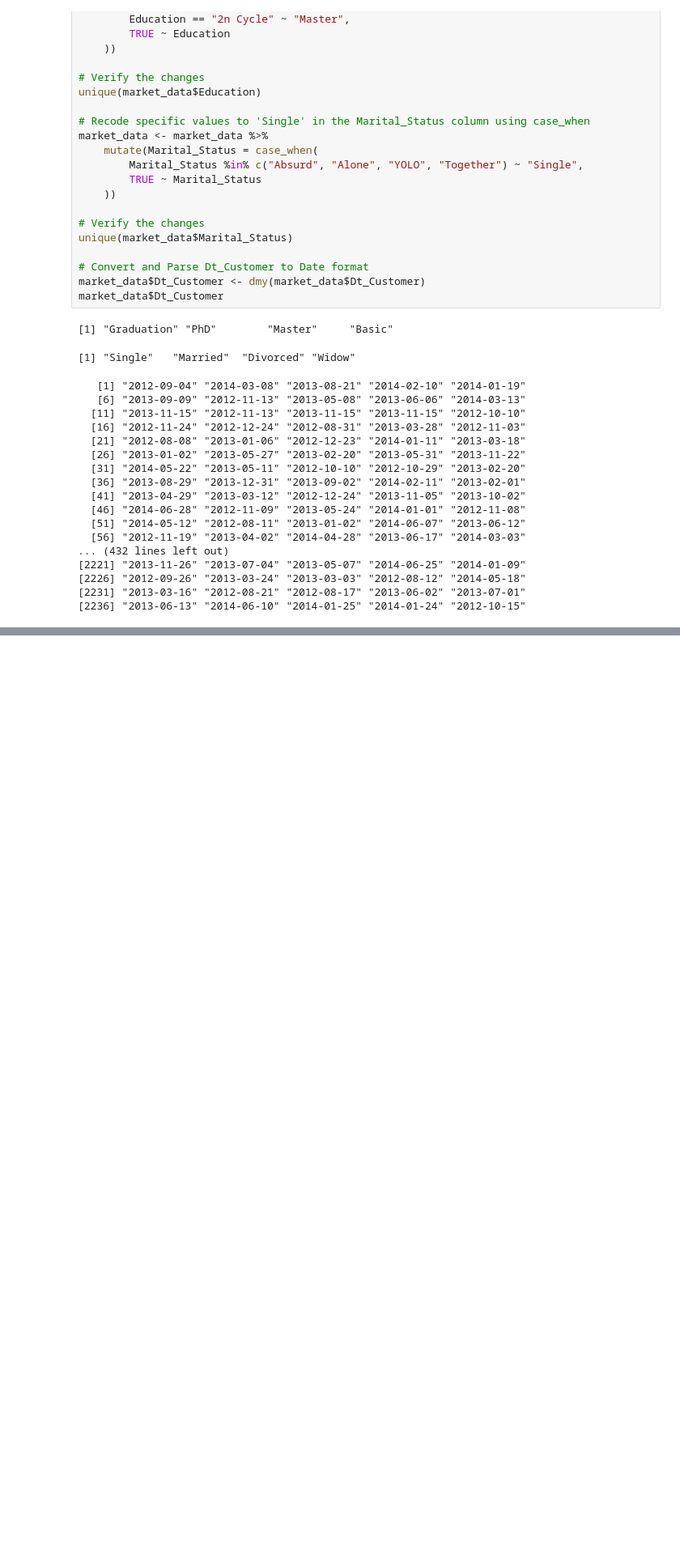
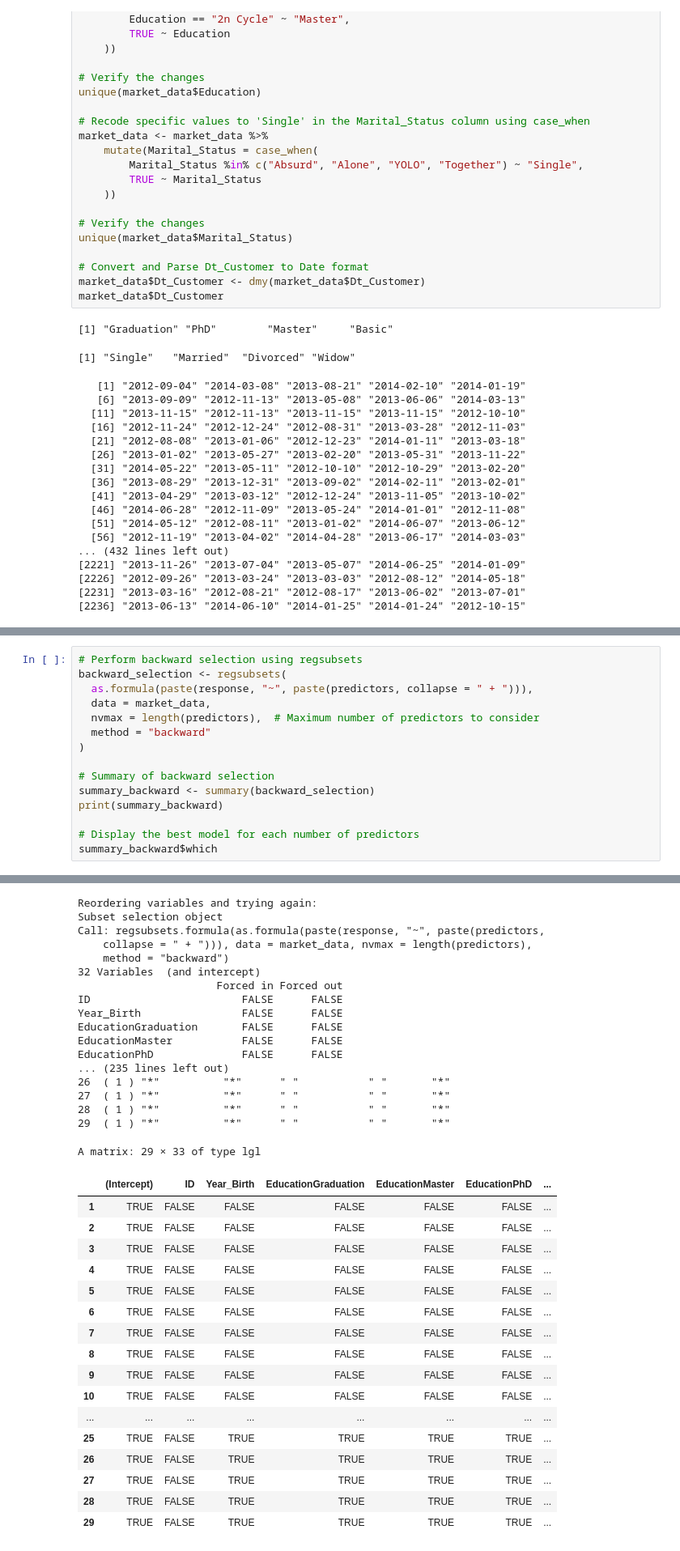
Before and after one commit to DrakenRaptor/STAT301_ProjectGrp26, a Jupyter notebook: Individual Assignment (Project).ipynb, the cells around one changed output, grey strips where cells are left out. Shown at 81% size. Saved outputs shown, nothing was run; the diff lists cells and outputs as text; blank space fills up the shorter version.

```diff
--- a/Individual Assignment (Project).ipynb
+++ b/Individual Assignment (Project).ipynb
@@ -288,0 +372,16 @@ A tibble: 6 × 29
+# %%
+# Perform backward selection using regsubsets
+backward_selection <- regsubsets(
+  as.formula(paste(response, "~", paste(predictors, collapse = " + "))),
+  data = market_data,
+  nvmax = length(predictors),  # Maximum number of predictors to consider
+  method = "backward"
+)
+
+# Summary of backward selection
+summary_backward <- summary(backward_selection)
+print(summary_backward)
+
+# Display the best model for each number of predictors
+summary_backward$which
+# %% [output]
@@ -288,0 +390,35 @@ A tibble: 6 × 29
+Reordering variables and trying again:
+Subset selection object
+Call: regsubsets.formula(as.formula(paste(response, "~", paste(predictors,
+    collapse = " + "))), data = market_data, nvmax = length(predictors),
+    method = "backward")
+32 Variables  (and intercept)
+                      Forced in Forced out
+ID                        FALSE      FALSE
+Year_Birth                FALSE      FALSE
+EducationGraduation       FALSE      FALSE
+EducationMaster           FALSE      FALSE
+EducationPhD              FALSE      FALSE
+... (235 lines left out)
+26  ( 1 ) "*"          "*"      " "           " "       "*"
+27  ( 1 ) "*"          "*"      " "           " "       "*"
+28  ( 1 ) "*"          "*"      " "           " "       "*"
+29  ( 1 ) "*"          "*"      " "           " "       "*"
+A matrix: 29 × 33 of type lgl
+|  | (Intercept) | ID | Year_Birth | EducationGraduation | EducationMaster | EducationPhD | ... |
+| 1 | TRUE | FALSE | FALSE | FALSE | FALSE | FALSE | ... |
+| 2 | TRUE | FALSE | FALSE | FALSE | FALSE | FALSE | ... |
+| 3 | TRUE | FALSE | FALSE | FALSE | FALSE | FALSE | ... |
+| 4 | TRUE | FALSE | FALSE | FALSE | FALSE | FALSE | ... |
+| 5 | TRUE | FALSE | FALSE | FALSE | FALSE | FALSE | ... |
+| 6 | TRUE | FALSE | FALSE | FALSE | FALSE | FALSE | ... |
+| 7 | TRUE | FALSE | FALSE | FALSE | FALSE | FALSE | ... |
+| 8 | TRUE | FALSE | FALSE | FALSE | FALSE | FALSE | ... |
+| 9 | TRUE | FALSE | FALSE | FALSE | FALSE | FALSE | ... |
+| 10 | TRUE | FALSE | FALSE | FALSE | FALSE | FALSE | ... |
+| ... | ... | ... | ... | ... | ... | ... | ... |
+| 25 | TRUE | FALSE | TRUE | TRUE | TRUE | TRUE | ... |
+| 26 | TRUE | FALSE | TRUE | TRUE | TRUE | TRUE | ... |
+| 27 | TRUE | FALSE | TRUE | TRUE | TRUE | TRUE | ... |
+| 28 | TRUE | FALSE | TRUE | TRUE | TRUE | TRUE | ... |
+| 29 | TRUE | FALSE | TRUE | TRUE | TRUE | TRUE | ... |
```
Also changed, not shown: parts of 6 cells of this notebook.
